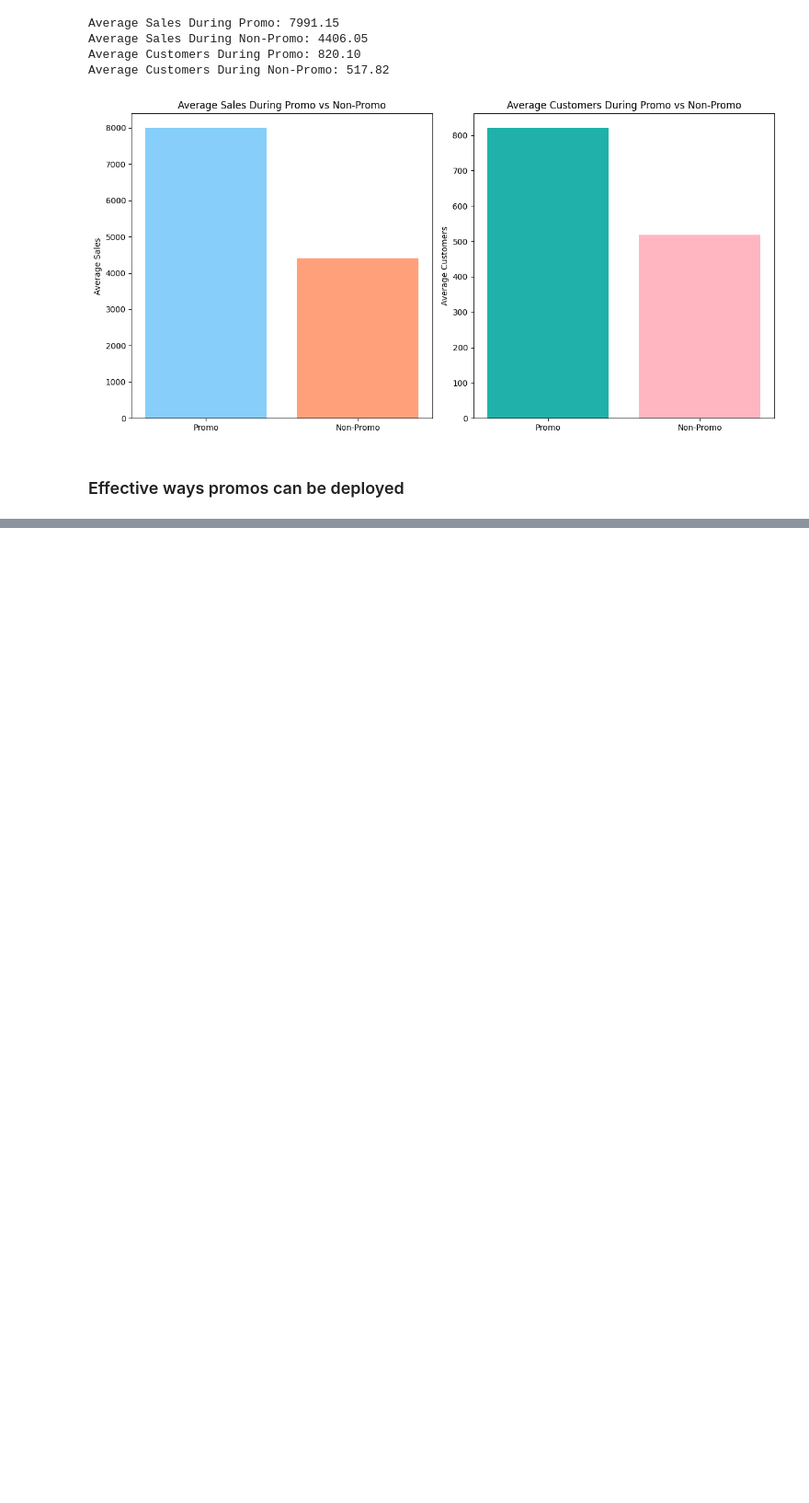
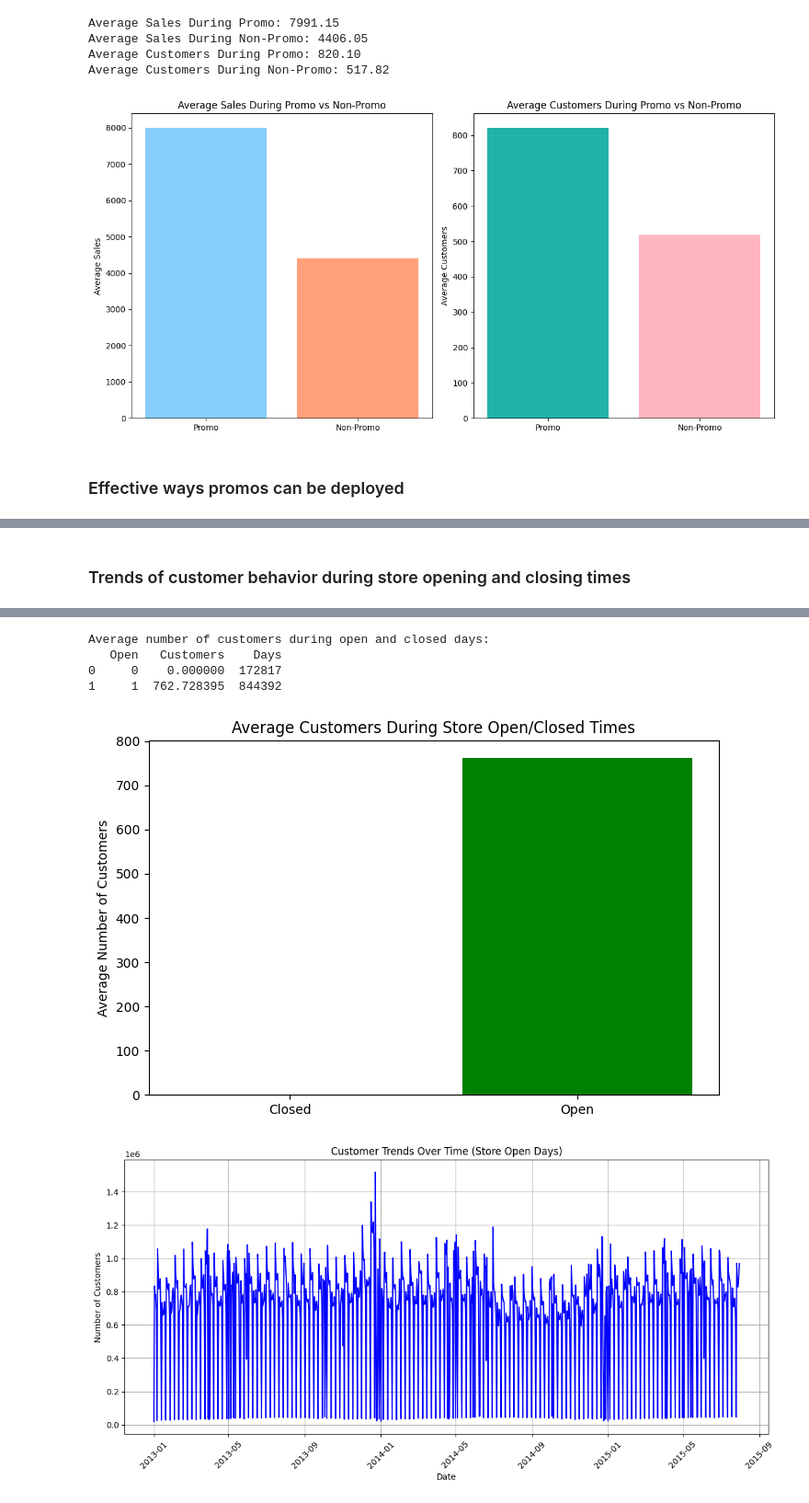
Before and after one commit to wolderufael/Rossmann_Store_Sales_Prediction, a Jupyter notebook: notebook/EDA.ipynb, the cells around one changed output, grey strips where cells are left out. Shown at 92% size. Drawn from its saved outputs; the diff is of its cells as text; code cells hidden in the pictures; blank space fills up the shorter version.

```diff
--- a/notebook/EDA.ipynb
+++ b/notebook/EDA.ipynb
@@ -108,3 +108,8 @@ StoreType: c, Assortment: c
 StoreType: d, Assortment: a
 StoreType: d, Assortment: c
 [figure]
+# %% [markdown]
+### Trends of customer behavior during store opening and closing times
+# %%
+analyzer.analyze_customer_behavior_open_close(merged_df)
+# %% [output]
@@ -110,0 +117,6 @@ StoreType: d, Assortment: c
+Average number of customers during open and closed days:
+   Open   Customers    Days
+0     0    0.000000  172817
+1     1  762.728395  844392
+[figure, added]
+[figure, added]
```
Also changed, not shown: parts of 18 cells of this notebook, 1 other file.
